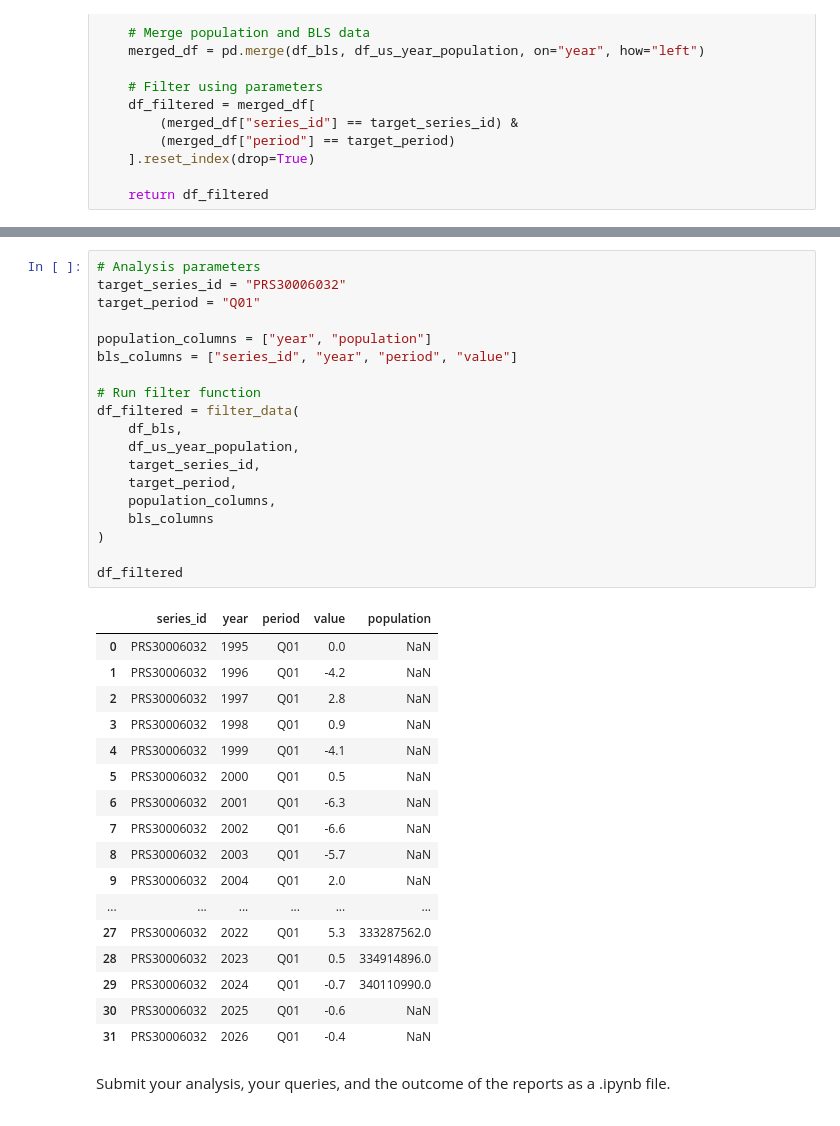
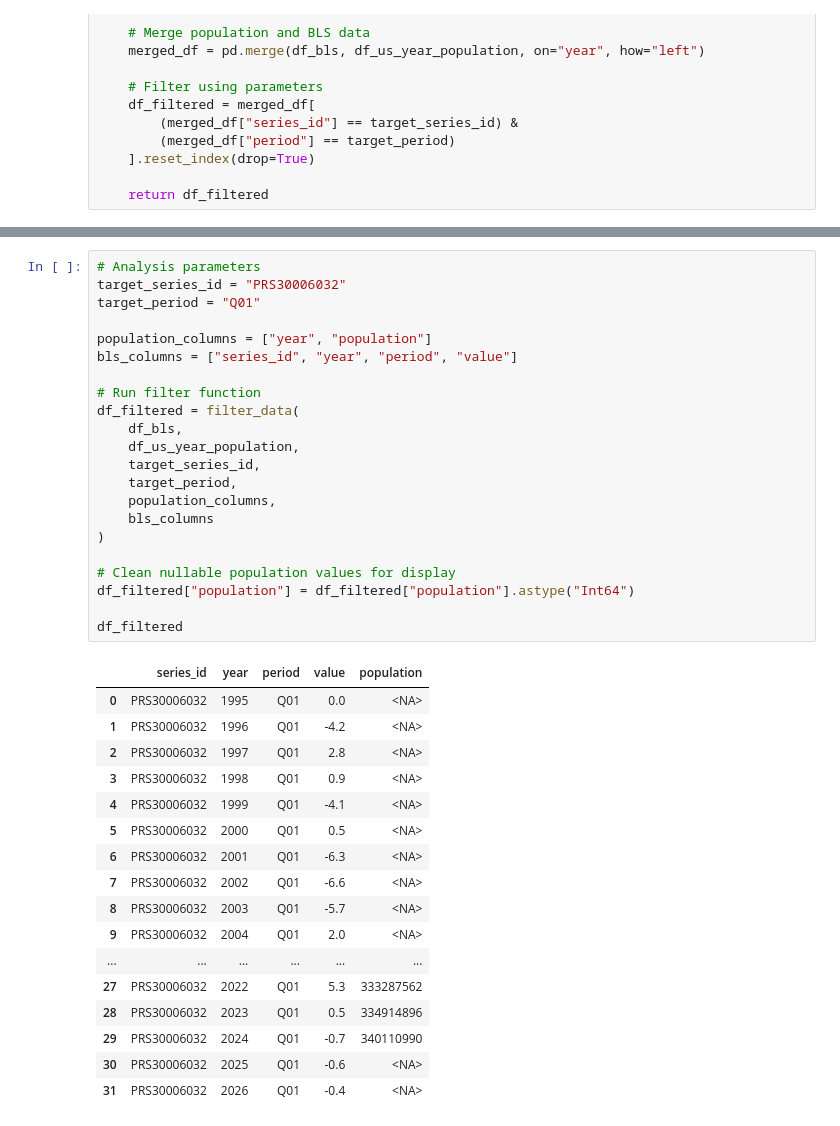
Before and after one commit to ScottySchmidt/data-engineer-aws, a Jupyter notebook: 03-analytics-report.ipynb, the cells around one changed output, grey strips where cells are left out. Drawn from its saved outputs; the diff is of its cells as text.

Commit message:
Kaggle Notebook | 03-analytics-report | Version 28

```diff
--- a/03-analytics-report.ipynb
+++ b/03-analytics-report.ipynb
@@ -288,39 +271,40 @@ Example output row:
 # %%
 # Analysis parameters
 target_series_id = "PRS30006032"
 target_period = "Q01"
 
 population_columns = ["year", "population"]
 bls_columns = ["series_id", "year", "period", "value"]
 
 # Run filter function
 df_filtered = filter_data(
     df_bls,
     df_us_year_population,
     target_series_id,
     target_period,
     population_columns,
     bls_columns
 )
 
+# Clean nullable population values for display
+df_filtered["population"] = df_filtered["population"].astype("Int64")
+
 df_filtered
 # %% [output]
 |  | series_id | year | period | value | population |
-| 0 | PRS30006032 | 1995 | Q01 | 0.0 | NaN |
-| 1 | PRS30006032 | 1996 | Q01 | -4.2 | NaN |
-| 2 | PRS30006032 | 1997 | Q01 | 2.8 | NaN |
-| 3 | PRS30006032 | 1998 | Q01 | 0.9 | NaN |
-| 4 | PRS30006032 | 1999 | Q01 | -4.1 | NaN |
-| 5 | PRS30006032 | 2000 | Q01 | 0.5 | NaN |
-| 6 | PRS30006032 | 2001 | Q01 | -6.3 | NaN |
-| 7 | PRS30006032 | 2002 | Q01 | -6.6 | NaN |
-| 8 | PRS30006032 | 2003 | Q01 | -5.7 | NaN |
-| 9 | PRS30006032 | 2004 | Q01 | 2.0 | NaN |
+| 0 | PRS30006032 | 1995 | Q01 | 0.0 | <NA> |
+| 1 | PRS30006032 | 1996 | Q01 | -4.2 | <NA> |
+| 2 | PRS30006032 | 1997 | Q01 | 2.8 | <NA> |
+| 3 | PRS30006032 | 1998 | Q01 | 0.9 | <NA> |
+| 4 | PRS30006032 | 1999 | Q01 | -4.1 | <NA> |
+| 5 | PRS30006032 | 2000 | Q01 | 0.5 | <NA> |
+| 6 | PRS30006032 | 2001 | Q01 | -6.3 | <NA> |
+| 7 | PRS30006032 | 2002 | Q01 | -6.6 | <NA> |
+| 8 | PRS30006032 | 2003 | Q01 | -5.7 | <NA> |
+| 9 | PRS30006032 | 2004 | Q01 | 2.0 | <NA> |
 | ... | ... | ... | ... | ... | ... |
-| 27 | PRS30006032 | 2022 | Q01 | 5.3 | 333287562.0 |
-| 28 | PRS30006032 | 2023 | Q01 | 0.5 | 334914896.0 |
-| 29 | PRS30006032 | 2024 | Q01 | -0.7 | 340110990.0 |
-| 30 | PRS30006032 | 2025 | Q01 | -0.6 | NaN |
-| 31 | PRS30006032 | 2026 | Q01 | -0.4 | NaN |
+| 27 | PRS30006032 | 2022 | Q01 | 5.3 | 333287562 |
+| 28 | PRS30006032 | 2023 | Q01 | 0.5 | 334914896 |
+| 29 | PRS30006032 | 2024 | Q01 | -0.7 | 340110990 |
+| 30 | PRS30006032 | 2025 | Q01 | -0.6 | <NA> |
+| 31 | PRS30006032 | 2026 | Q01 | -0.4 | <NA> |
-# %% [markdown]
-Submit your analysis, your queries, and the outcome of the reports as a .ipynb file.
```
Also changed, not shown: parts of 3 cells of this notebook.
